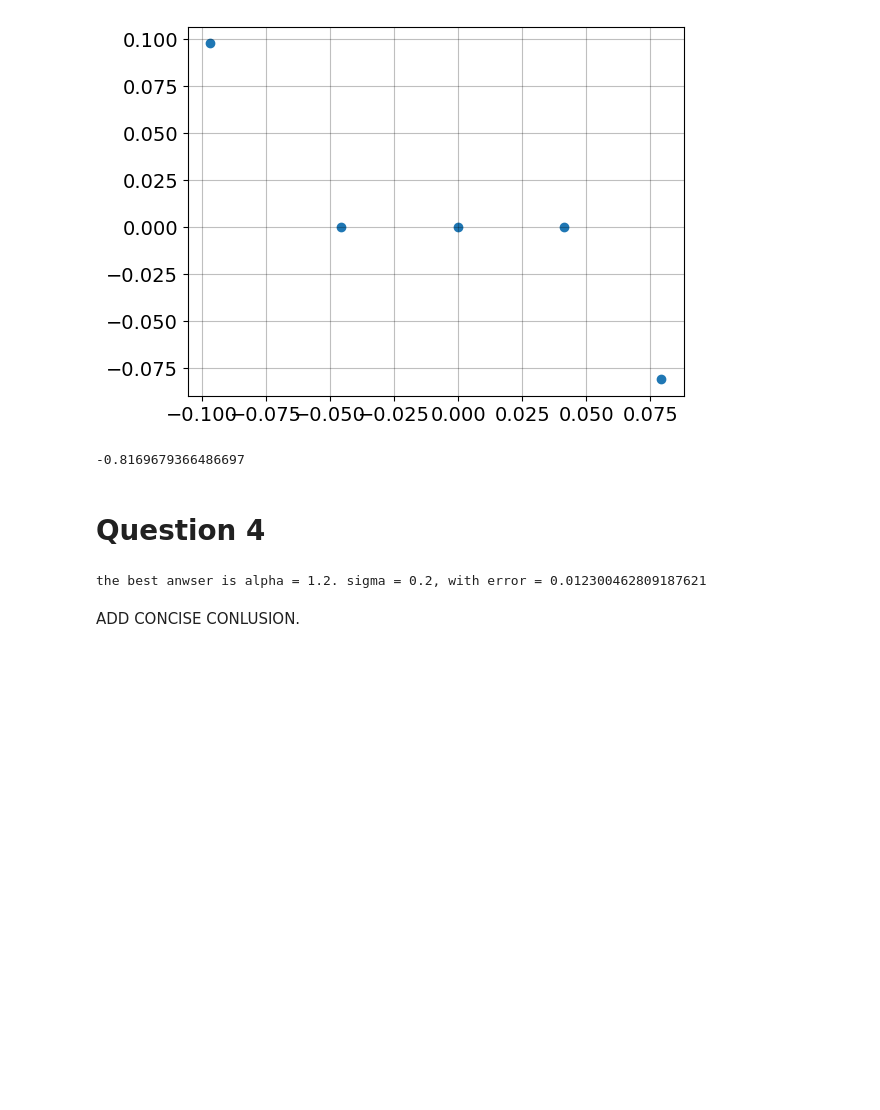
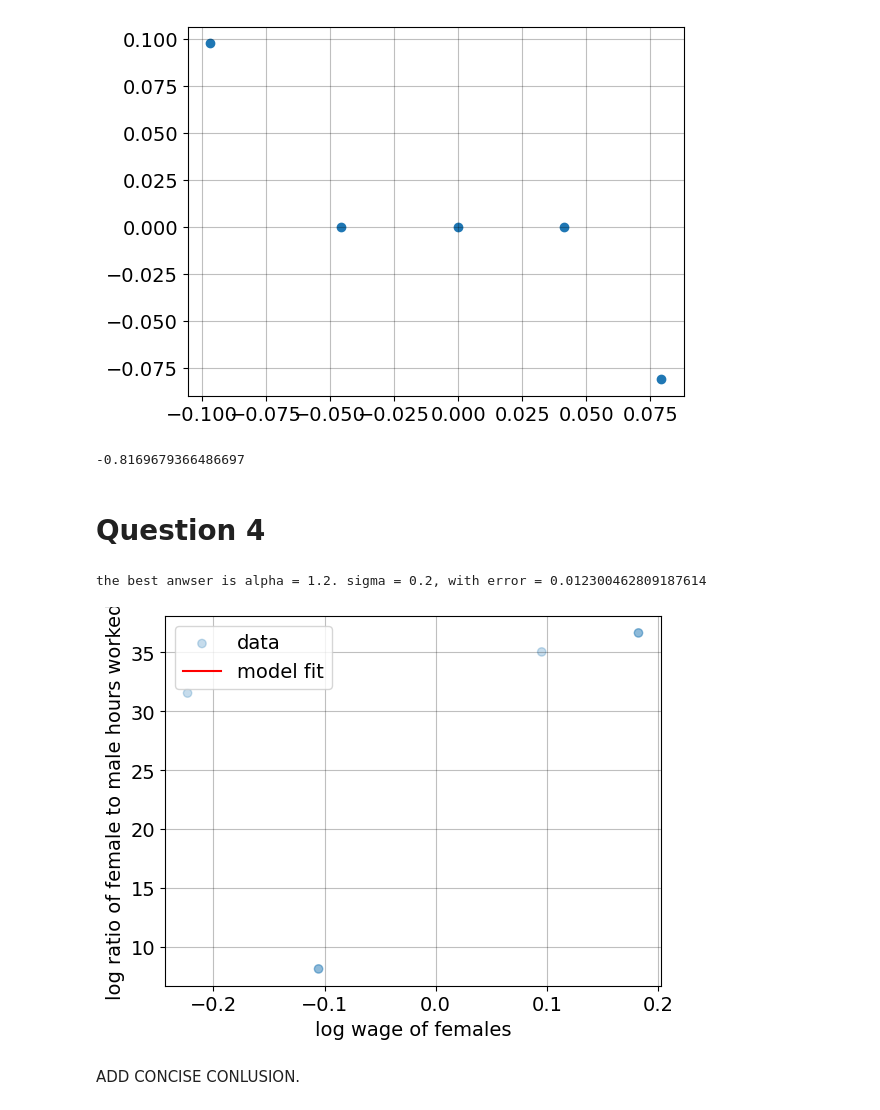
Before and after one commit to NumEconCopenhagen/projects-2023-the-best-duo, a Jupyter notebook: inauguralproject/inauguralproject.ipynb, the cells around one changed output. Saved outputs shown, nothing was run; the diff lists cells and outputs as text; code cells hidden in the pictures; blank space fills up the shorter version.

```diff
--- a/inauguralproject/inauguralproject.ipynb
+++ b/inauguralproject/inauguralproject.ipynb
@@ -133,9 +133,25 @@ model.sol.beta1
 -0.8169679366486697
 # %% [markdown]
 # Question 4
-# %%
-model.estimate()
-# %% [output]
-the best anwser is alpha = 1.2. sigma = 0.2, with error = 0.012300462809187621
+# %%
+model.estimate()
+
+par = model.par
+sol = model.sol
+
+# plot data
+plt.figure()
+plt.scatter(np.log(par.wF_vec), np.log(sol.HF_vec/sol.HM_vec), alpha=alpha_vec, label='data')
+model.solve_wF_vec()
+model.run_regression()
+y_model = sol.beta0 + sol.beta1 * np.log(par.wF_vec)
+plt.plot(np.log(par.wF_vec), y_model, label='model fit', color='red')
+plt.xlabel('log wage of females')
+plt.ylabel('log ratio of female to male hours worked')
+plt.legend()
+plt.show()
+# %% [output]
+the best anwser is alpha = 1.2. sigma = 0.2, with error = 0.012300462809187614
+[figure, added]
 # %% [markdown]
 ADD CONCISE CONLUSION.
```
Also changed, not shown: 1 other file.
